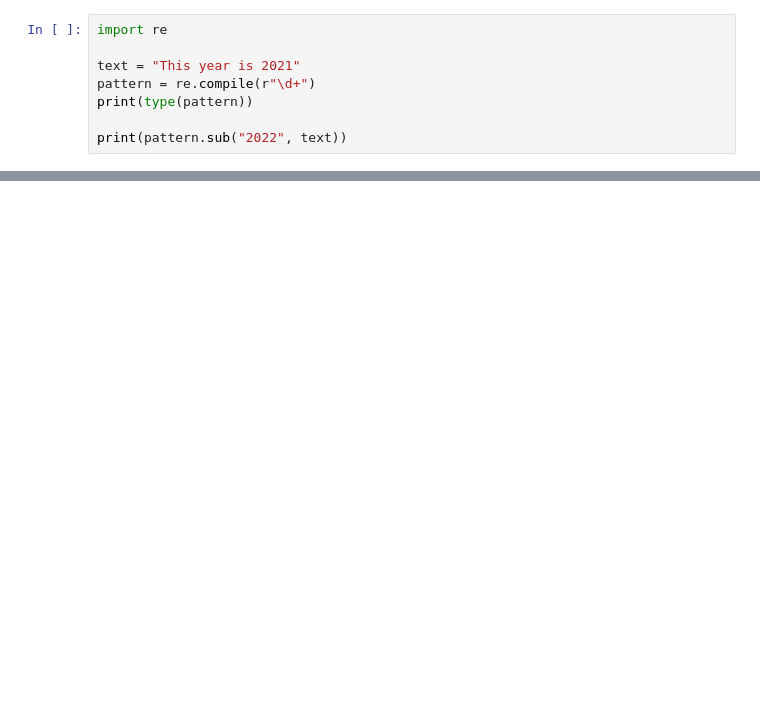
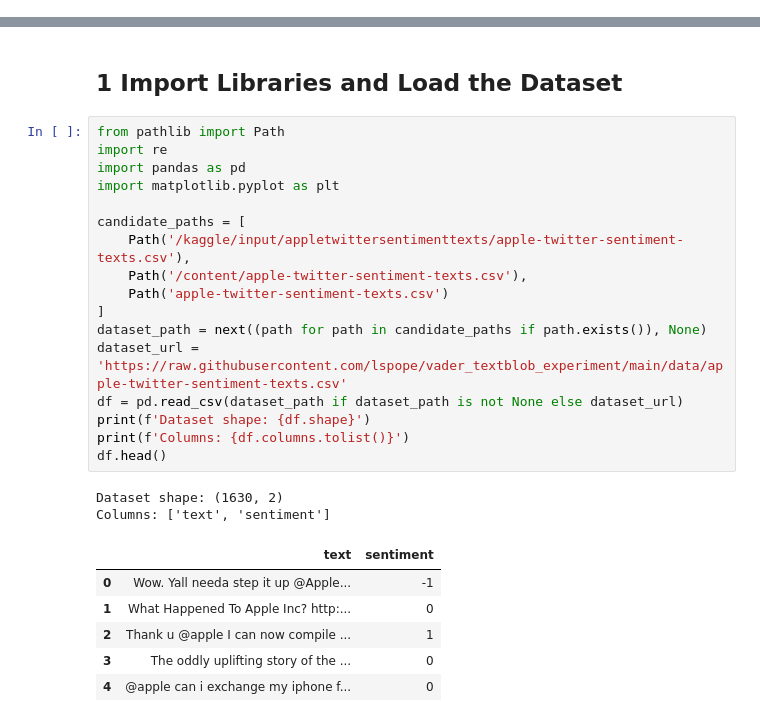
Before and after one commit to IAUMD/NLP, a Jupyter notebook: Lab2/Lab 2 -2240004042.ipynb, the cells around one changed output, grey strips where cells are left out. Drawn from its saved outputs; the diff is of its cells as text; blank space fills up the shorter version.

```diff
--- a/Lab2/Lab 2 -2240004042.ipynb
+++ b/Lab2/Lab 2 -2240004042.ipynb
@@ -217,8 +0,0 @@ re.compile
-# %%
-import re
-
-text = "This year is 2021"
-pattern = re.compile(r"\d+")
-print(type(pattern))
-
-print(pattern.sub("2022", text))
@@ -610,0 +11,28 @@ https://www.kaggle.com/datasets/seriousran/appletwittersentimenttexts
+# %% [markdown]
+## 1 Import Libraries and Load the Dataset
+# %%
+from pathlib import Path
+import re
+import pandas as pd
+import matplotlib.pyplot as plt
+
+candidate_paths = [
+    Path('/kaggle/input/appletwittersentimenttexts/apple-twitter-sentiment-texts.csv'),
+    Path('/content/apple-twitter-sentiment-texts.csv'),
+    Path('apple-twitter-sentiment-texts.csv')
+]
+dataset_path = next((path for path in candidate_paths if path.exists()), None)
+dataset_url = 'https://raw.githubusercontent.com/lspope/vader_textblob_experiment/main/data/apple-twitter-sentiment-texts.csv'
+df = pd.read_csv(dataset_path if dataset_path is not None else dataset_url)
+print(f'Dataset shape: {df.shape}')
+print(f'Columns: {df.columns.tolist()}')
+df.head()
+# %% [output]
+Dataset shape: (1630, 2)
+Columns: ['text', 'sentiment']
+|  | text | sentiment |
+| 0 | Wow. Yall needa step it up @Apple... | -1 |
+| 1 | What Happened To Apple Inc? http:... | 0 |
+| 2 | Thank u @apple I can now compile ... | 1 |
+| 3 | The oddly uplifting story of the ... | 0 |
+| 4 | @apple can i exchange my iphone f... | 0 |
```
Also changed, not shown: parts of 91 cells of this notebook.
